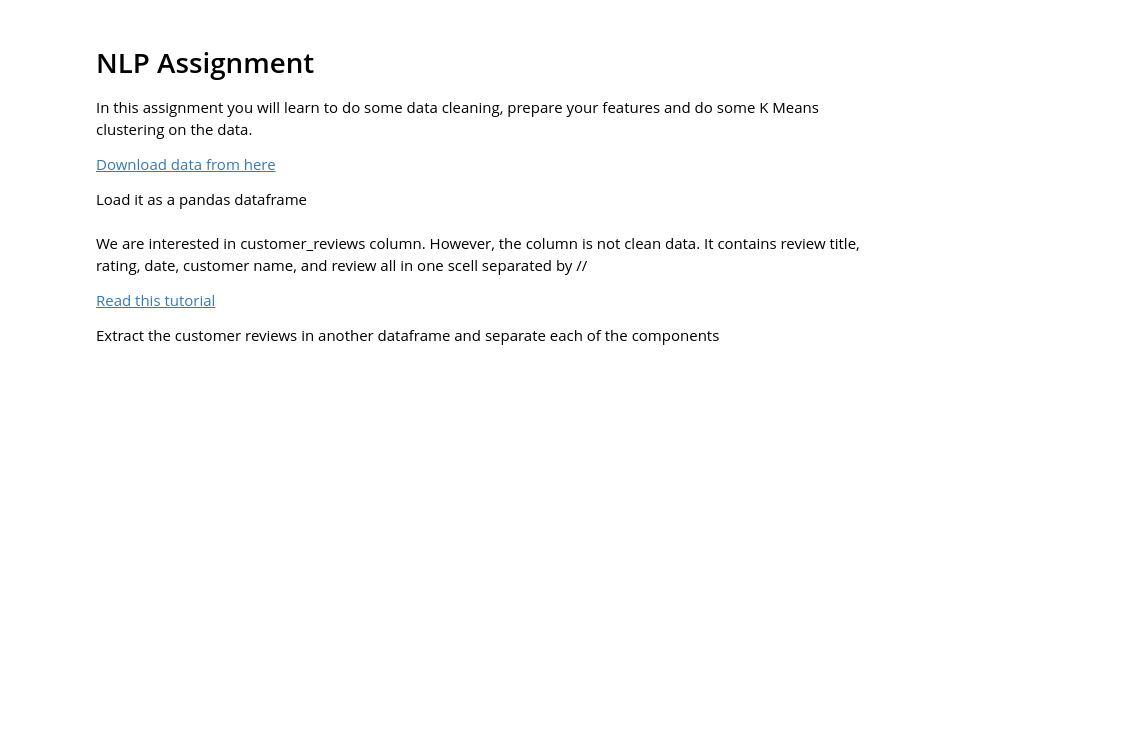
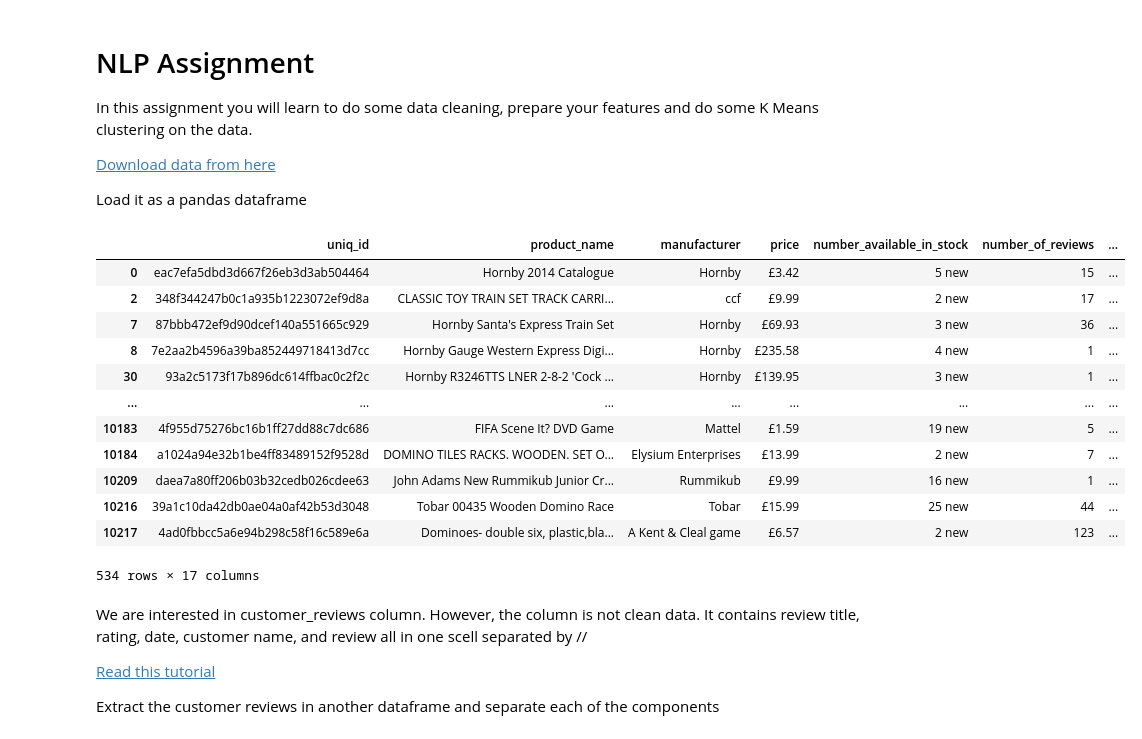
Before and after one commit to Rajitha-19/VITBML_EDA1, a Jupyter notebook: NLP_Assignment_1.ipynb, the cells around one changed output. Saved outputs shown, nothing was run; the diff lists cells and outputs as text; code cells hidden in the pictures; blank space fills up the shorter version.

```diff
--- a/NLP_Assignment_1.ipynb
+++ b/NLP_Assignment_1.ipynb
@@ -12,3 +15,21 @@ Load it as a pandas dataframe
+# %%
+df=pd.read_csv("/content/amazon_co-ecommerce_sample.csv")
+df.dropna(axis=0,inplace=True)
+df
+# %% [output]
+|  | uniq_id | product_name | manufacturer | price | number_available_in_stock | number_of_reviews | ... |
+| 0 | eac7efa5dbd3d667f26eb3d3ab504464 | Hornby 2014 Catalogue | Hornby | £3.42 | 5 new | 15 | ... |
+| 2 | 348f344247b0c1a935b1223072ef9d8a | CLASSIC TOY TRAIN SET TRACK CARRI... | ccf | £9.99 | 2 new | 17 | ... |
+| 7 | 87bbb472ef9d90dcef140a551665c929 | Hornby Santa's Express Train Set | Hornby | £69.93 | 3 new | 36 | ... |
+| 8 | 7e2aa2b4596a39ba852449718413d7cc | Hornby Gauge Western Express Digi... | Hornby | £235.58 | 4 new | 1 | ... |
+| 30 | 93a2c5173f17b896dc614ffbac0c2f2c | Hornby R3246TTS LNER 2-8-2 'Cock ... | Hornby | £139.95 | 3 new | 1 | ... |
+| ... | ... | ... | ... | ... | ... | ... | ... |
+| 10183 | 4f955d75276bc16b1ff27dd88c7dc686 | FIFA Scene It? DVD Game | Mattel | £1.59 | 19 new | 5 | ... |
+| 10184 | a1024a94e32b1be4ff83489152f9528d | DOMINO TILES RACKS. WOODEN. SET O... | Elysium Enterprises | £13.99 | 2 new | 7 | ... |
+| 10209 | daea7a80ff206b03b32cedb026cdee63 | John Adams New Rummikub Junior Cr... | Rummikub | £9.99 | 16 new | 1 | ... |
+| 10216 | 39a1c10da42db0ae04a0af42b53d3048 | Tobar 00435 Wooden Domino Race | Tobar | £15.99 | 25 new | 44 | ... |
+| 10217 | 4ad0fbbcc5a6e94b298c58f16c589e6a | Dominoes- double six, plastic,bla... | A Kent & Cleal game | £6.57 | 2 new | 123 | ... |
+534 rows × 17 columns
 # %% [markdown]
 We are interested in customer_reviews column. However, the column is not clean data. It contains review title, rating, date, customer name, and review all in one scell separated by //
 
```
Also changed, not shown: parts of 35 cells of this notebook.
